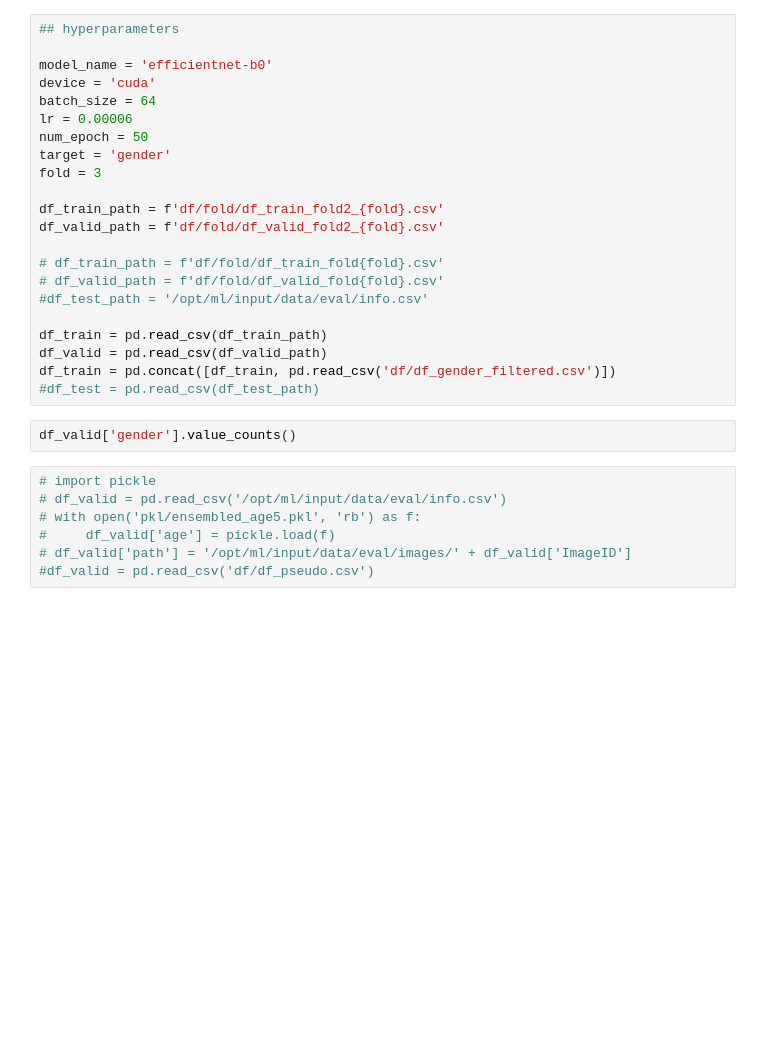
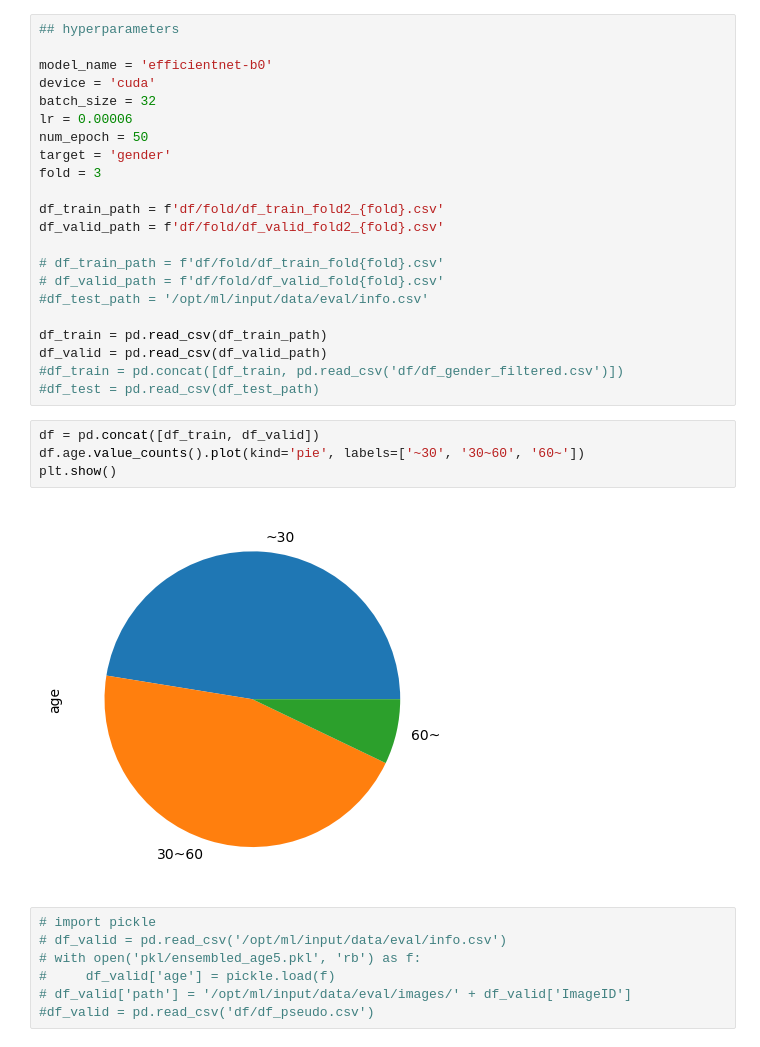
Before and after one commit to boostcampaitech2/image-classification-level1-16, a Jupyter notebook: train_model.ipynb, the cells around one changed output. Cells and saved outputs as stored; diff of their text form; blank space fills up the shorter version.

```diff
--- a/train_model.ipynb
+++ b/train_model.ipynb
@@ -25,7 +25,7 @@ from efficientnet_pytorch import EfficientNet
 
 model_name = 'efficientnet-b0'
 device = 'cuda'
-batch_size = 64
+batch_size = 32
 lr = 0.00006
 num_epoch = 50
 target = 'gender'
@@ -40,10 +40,14 @@ df_valid_path = f'df/fold/df_valid_fold2_{fold}.csv'
 
 df_train = pd.read_csv(df_train_path)
 df_valid = pd.read_csv(df_valid_path)
-df_train = pd.concat([df_train, pd.read_csv('df/df_gender_filtered.csv')])
+#df_train = pd.concat([df_train, pd.read_csv('df/df_gender_filtered.csv')])
 #df_test = pd.read_csv(df_test_path)
-# %%
-df_valid['gender'].value_counts()
+# %%
+df = pd.concat([df_train, df_valid])
+df.age.value_counts().plot(kind='pie', labels=['~30', '30~60', '60~'])
+plt.show()
+# %% [output]
+[figure, added]
 # %%
 # import pickle
 # df_valid = pd.read_csv('/opt/ml/input/data/eval/info.csv')
```
Also changed, not shown: parts of 6 cells of this notebook, 43 other files.
